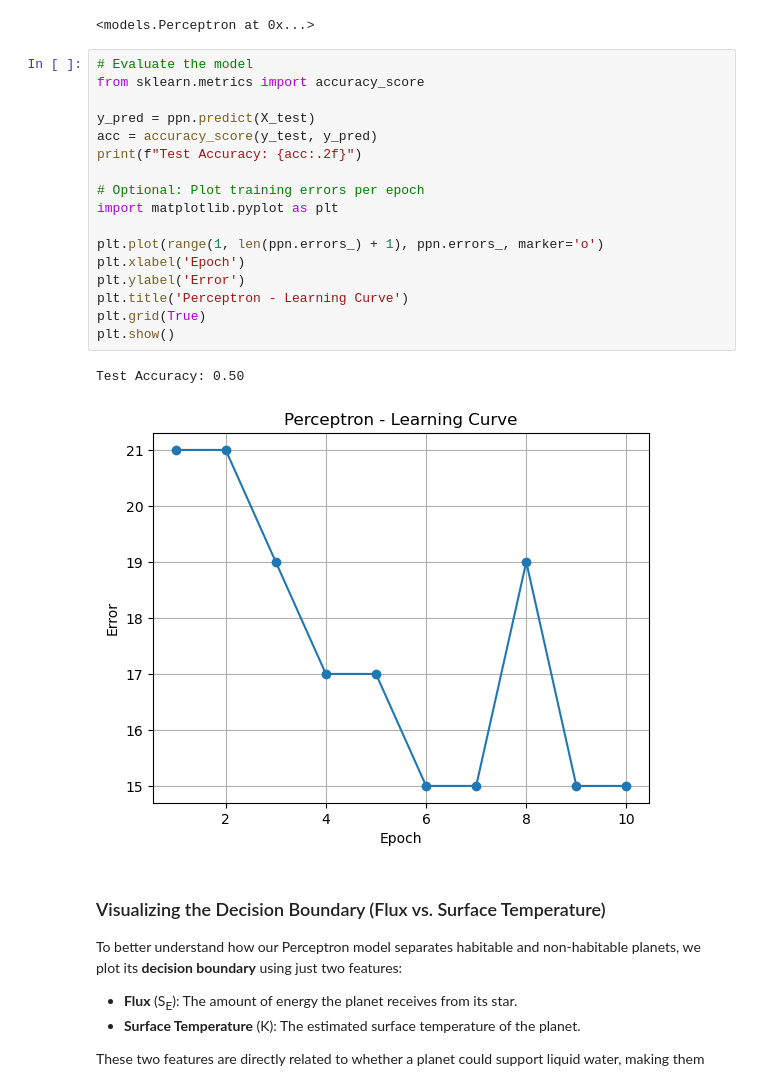
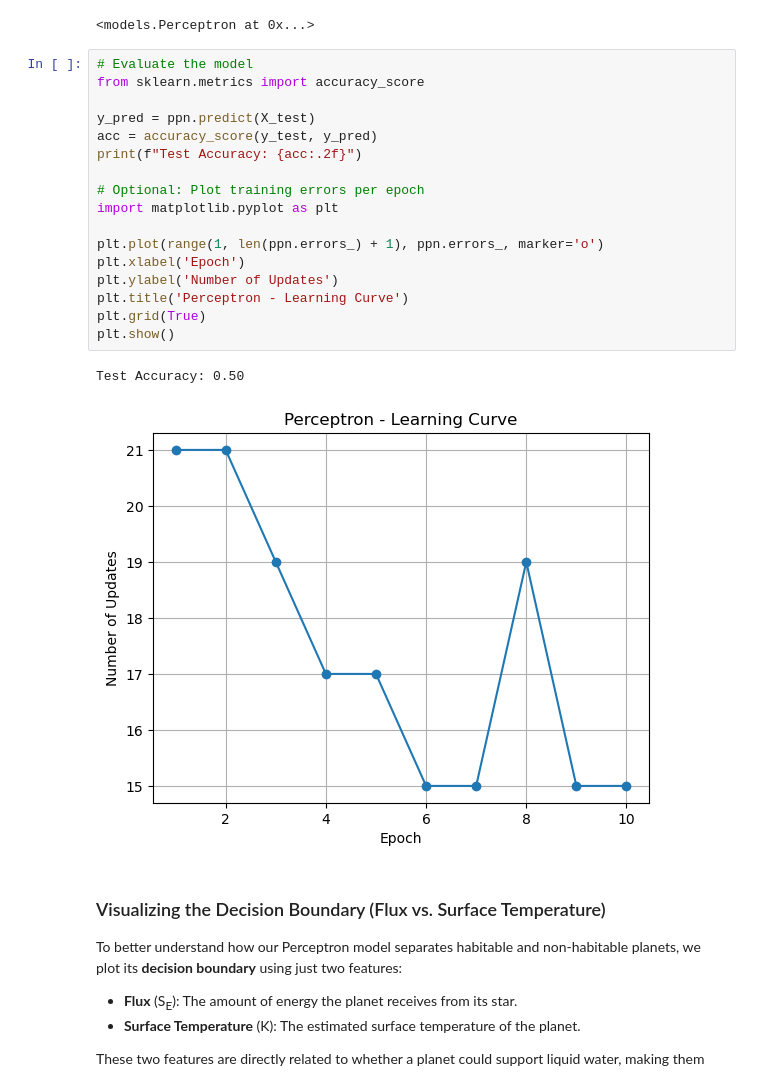
Before and after one commit to wesmail/Muenster-ML-Lecture25, a Jupyter notebook: Lecture-2/Habitable_Planets.ipynb, the cells around one changed output. Drawn from its saved outputs; the diff is of its cells as text.

```diff
--- a/Lecture-2/Habitable_Planets.ipynb
+++ b/Lecture-2/Habitable_Planets.ipynb
@@ -219,23 +219,23 @@ ppn.fit(X_train, y_train)
 # %%
 # Evaluate the model
 from sklearn.metrics import accuracy_score
 
 y_pred = ppn.predict(X_test)
 acc = accuracy_score(y_test, y_pred)
 print(f"Test Accuracy: {acc:.2f}")
 
 # Optional: Plot training errors per epoch
 import matplotlib.pyplot as plt
 
 plt.plot(range(1, len(ppn.errors_) + 1), ppn.errors_, marker='o')
 plt.xlabel('Epoch')
-plt.ylabel('Error')
+plt.ylabel('Number of Updates')
 plt.title('Perceptron - Learning Curve')
 plt.grid(True)
 plt.show()
 # %% [output]
 Test Accuracy: 0.50
-[figure, old version]
+[figure, new version]
 # %% [markdown]
 ### Visualizing the Decision Boundary (Flux vs. Surface Temperature)
 
```
